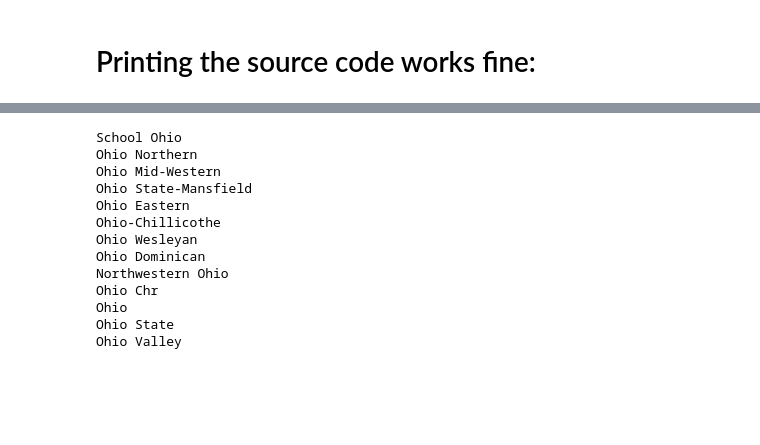
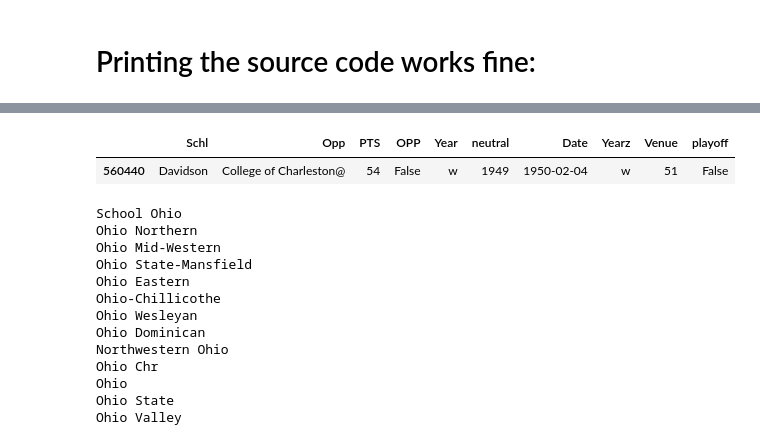
Before and after one commit to easella/ncaabelos, a Jupyter notebook: ncaab-for-free.ipynb, the cells around one changed output, grey strips where cells are left out. Saved outputs shown, nothing was run; the diff lists cells and outputs as text; code cells hidden in the pictures; blank space fills up the shorter version.

```diff
--- a/ncaab-for-free.ipynb
+++ b/ncaab-for-free.ipynb
@@ -1810,3 +1812,8 @@ df22[df22.Opp=='Columbia Intl']
+# %%
+df22[df22.Year=='w']
+# %% [output]
+|  | Schl | Opp | PTS | OPP | Year | neutral | Date | Yearz | Venue | playoff |
+| 560440 | Davidson | College of Charleston@ | 54 | False | w | 1949 | 1950-02-04 | w | 51 | False |
 # %%
 confdf=pd.read_csv("https://ontheroadtovote.com/ncaab/ncaabconfs.csv")
 confdf=confdf.astype({"School":"string"})
```
Also changed, not shown: parts of 3 cells of this notebook.
